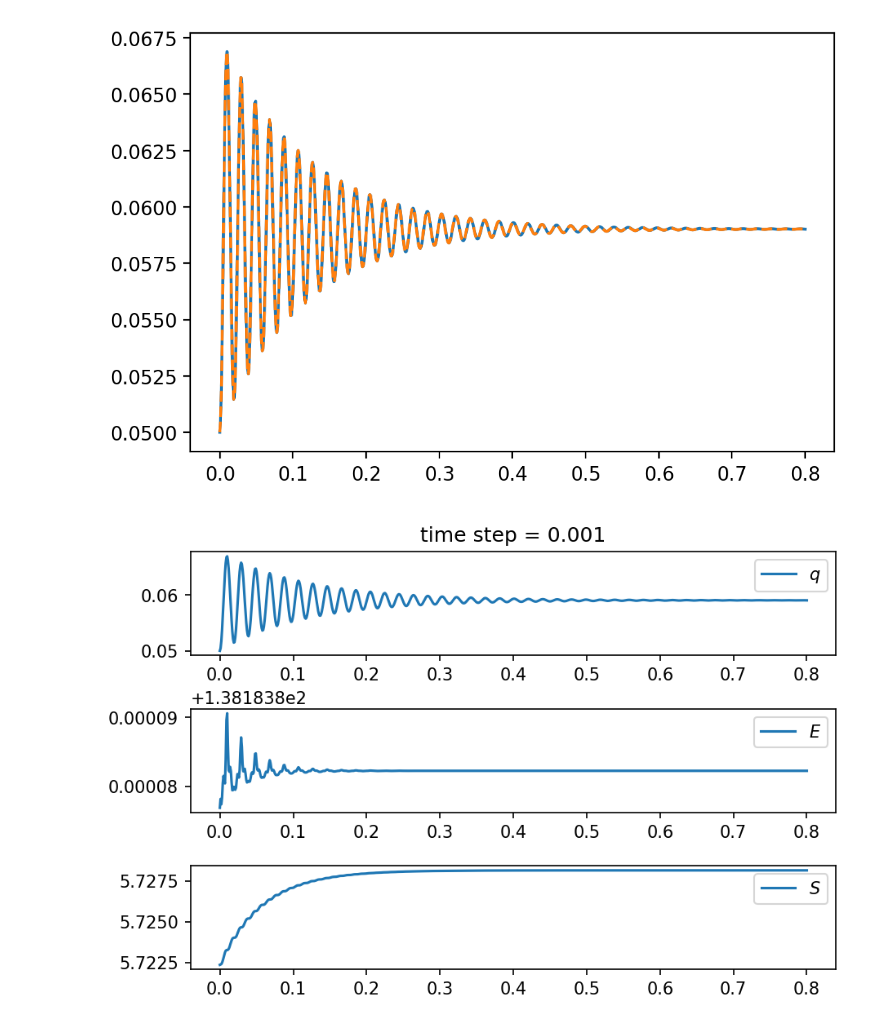
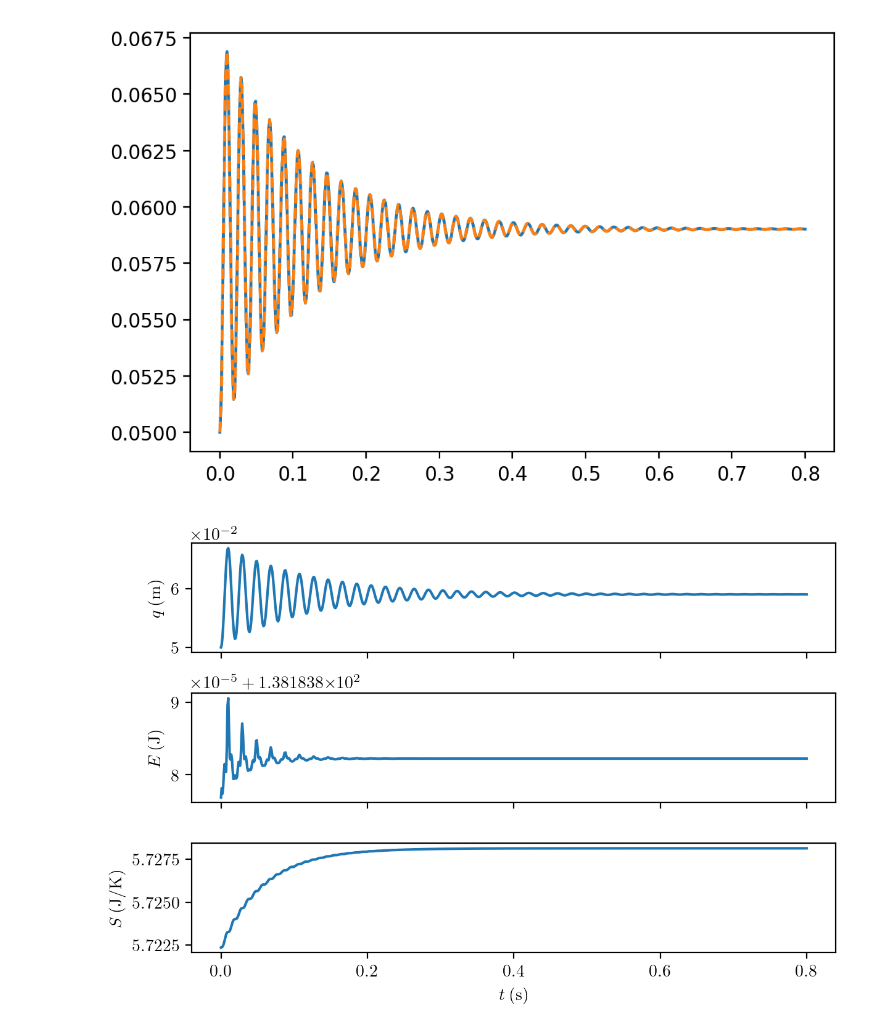
Before and after one commit to MarkusLohmayer/master-thesis-code, a Jupyter notebook: piston_animation.ipynb, the cells around one changed output. Cells and saved outputs as stored; diff of their text form; code cells hidden in the pictures.

Commit message:
nicer plot for piston, exergy.ipynb: plot of carnot efficiency

```diff
--- a/piston_animation.ipynb
+++ b/piston_animation.ipynb
@@ -195,18 +195,36 @@ ax.plot(time,sol[:, 0], '--');
 # %%
 energy = evaluate_functional(x, E, solution, functionals, params)
 S = s_1 + s_2
 entropy = evaluate_functional(x, S, solution, functionals, params)
 
-fig, axes = plt.subplots(nrows=3, dpi=150)
-fig.tight_layout()
-axes[0].set_title(f"time step = {dt}")
-axes[0].plot(time, solution[:, 0], label="$q$")
-axes[1].plot(time, energy, label="$E$")
-axes[2].plot(time, entropy, label="$S$")
-for ax in axes:
-    ax.legend();
+fig, axes = plt.subplots(nrows=3, sharex=True, dpi=200)
+fig.tight_layout(pad=1.5)
+
+#axes[0].set_title(f"time step = {dt}")
+
+axes[0].plot(time, solution[:, 0])
+axes[0].set_ylabel("$q \: (\mathrm{m})$")
+axes[0].ticklabel_format(style='sci', axis='y', scilimits=(0,0))
+axes[0].xaxis.major.formatter._useMathText = True
+
+axes[1].plot(time, energy)
+axes[1].set_ylabel("$E \: (\mathrm{J})$")
+axes[1].ticklabel_format(style='sci', axis='y', scilimits=(0,0))
+
+axes[2].plot(time, entropy)
+axes[2].set_xlabel("$t \: (\mathrm{s})$")
+axes[2].set_ylabel("$S \: (\mathrm{J}/\mathrm{K})$");
+axes[2].ticklabel_format(style='sci', axis='y', scilimits=(0,0))
+
+font = {'family' : 'Calibri',
+        'weight' : 'normal',
+        'size'   : 15}
+matplotlib.rc('font', **font)
+matplotlib.rc('text', usetex=True)
+
+fig.savefig("simulation.pdf")
 # %% [output]
-[figure, old version]
+[figure, new version]
 # %%
 import matplotlib
 import matplotlib.animation as anim
```
Also changed, not shown: parts of 1 cell of this notebook, 1 other file.
